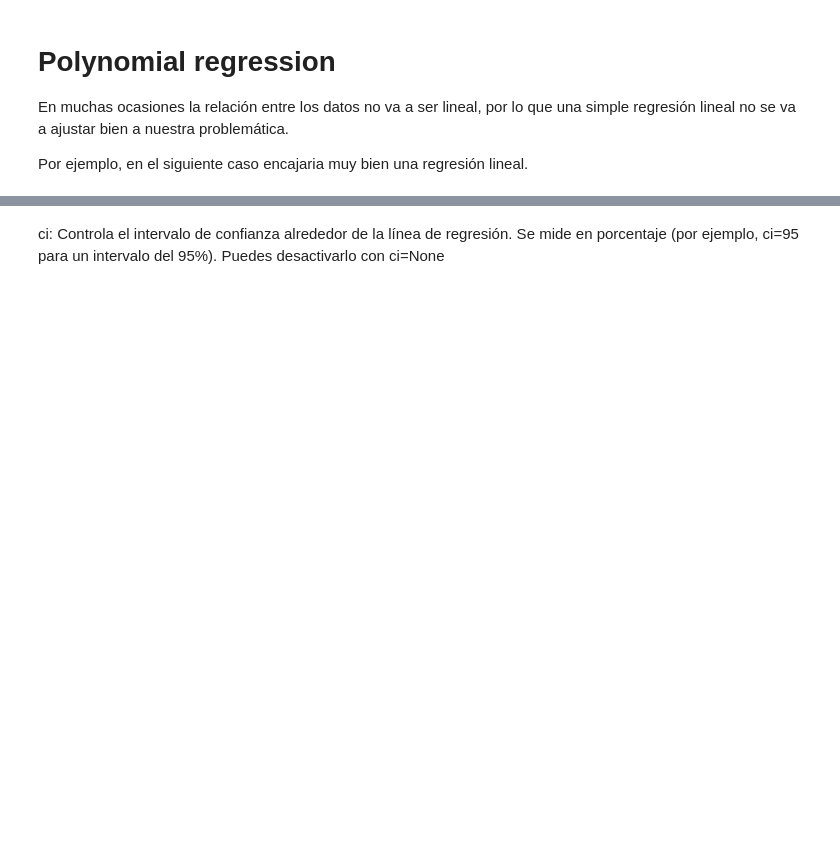
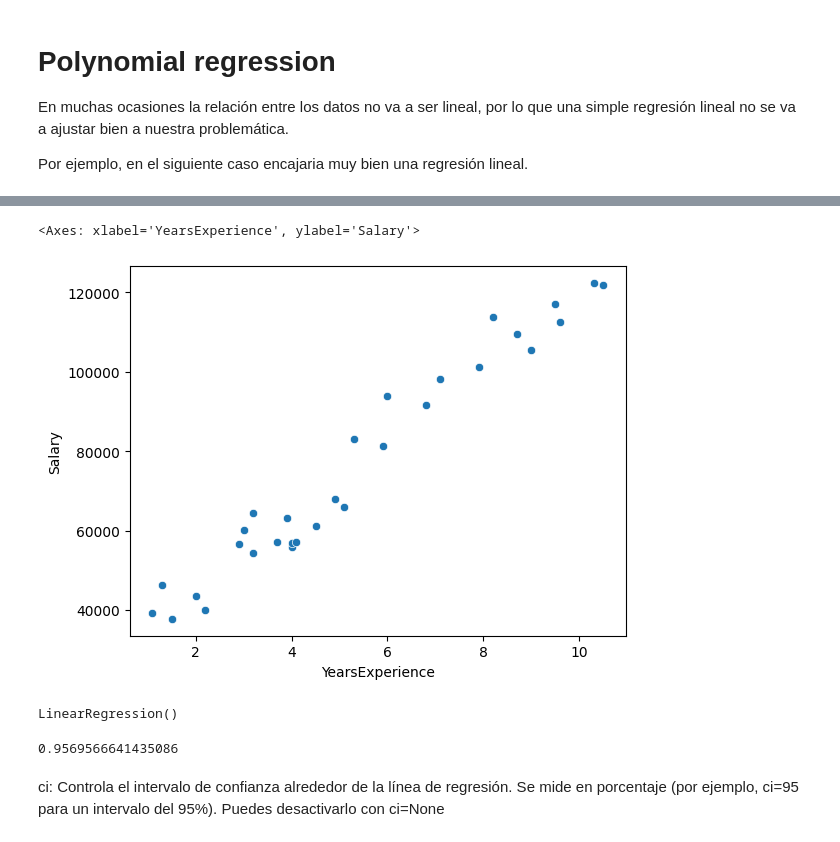
Before and after one commit to larasarasola2-maker/2026-10-BILBAO-FT-Data-Science, a Jupyter notebook: 3-Machine_Learning/1-Supervisado/1-Regression/2-Polynomial_Regression/2_polynomial_regression.ipynb, the cells around one changed output, grey strips where cells are left out. Saved outputs shown, nothing was run; the diff lists cells and outputs as text; code cells hidden in the pictures; blank space fills up the shorter version.

```diff
--- a/3-Machine_Learning/1-Supervisado/1-Regression/2-Polynomial_Regression/2_polynomial_regression.ipynb
+++ b/3-Machine_Learning/1-Supervisado/1-Regression/2-Polynomial_Regression/2_polynomial_regression.ipynb
@@ -14,7 +21,18 @@ df.head()
+# %%
+sns.scatterplot(x=df['YearsExperience'], y=df['Salary'])
+# %% [output]
+<Axes: xlabel='YearsExperience', ylabel='Salary'>
+[figure, added]
 # %%
 X = df[['YearsExperience']]
 y = df['Salary']
 # %%
 lin_reg = LinearRegression()
+# %%
+lin_reg.fit(X, y) #directamente hacemos el entrenamiento con todo sin separar en train y test
+# %% [output]
+LinearRegression()
 # %%
-lin_reg.fit(X, y)
+lin_reg.score(X,y) #r^2
+# %% [output]
+0.9569566641435086
```
Also changed, not shown: parts of 36 cells of this notebook, 6 other files.
